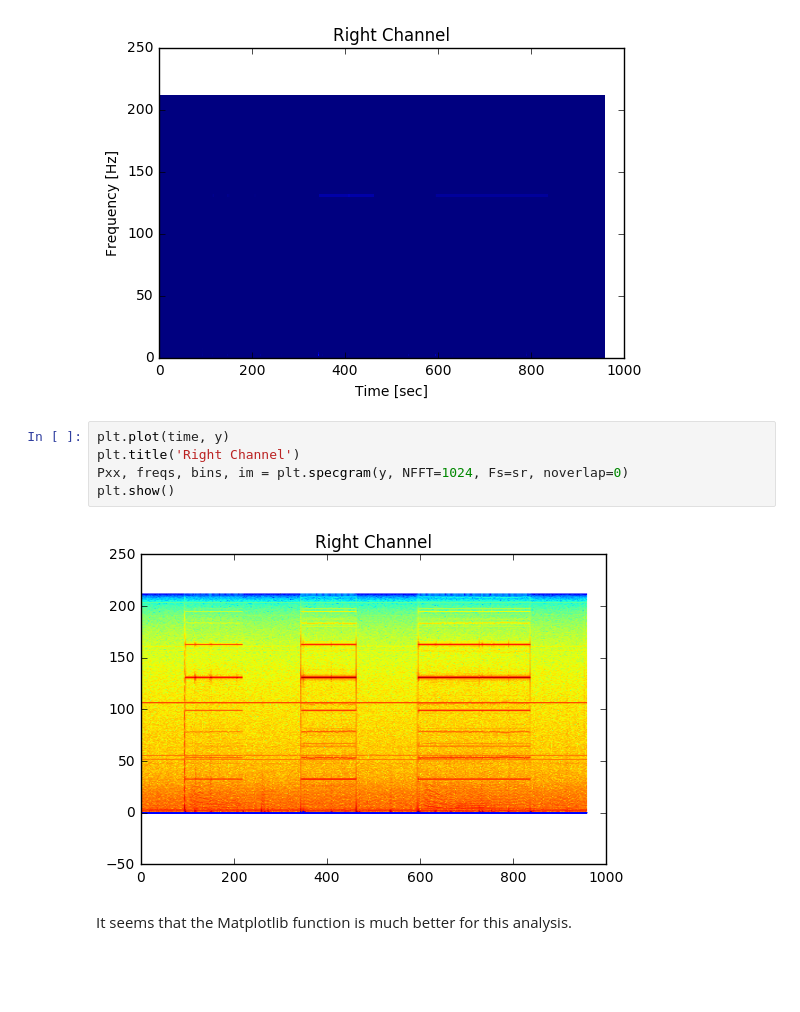
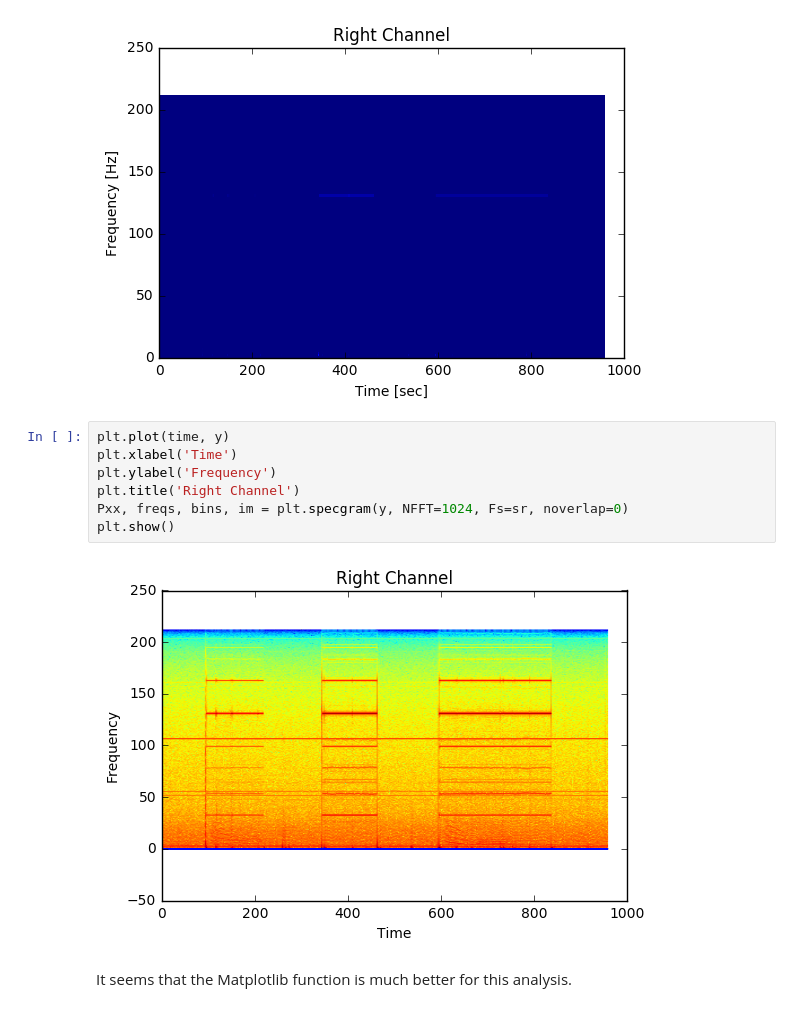
Before and after one commit to cajbowe/FFT-transforms, a Jupyter notebook: Chirp Analysis.ipynb, the cells around one changed output. Cells and saved outputs as stored; diff of their text form; blank space fills up the shorter version.

```diff
--- a/Chirp Analysis.ipynb
+++ b/Chirp Analysis.ipynb
@@ -85,11 +89,13 @@ plt.show()
 [figure]
 # %%
 plt.plot(time, y)
+plt.xlabel('Time')
+plt.ylabel('Frequency')
 plt.title('Right Channel')
 Pxx, freqs, bins, im = plt.specgram(y, NFFT=1024, Fs=sr, noverlap=0)
 plt.show()
 # %% [output]
-[figure, old version]
+[figure, new version]
 # %% [markdown]
 It seems that the Matplotlib function is much better for this analysis.
 # %%
```
Also changed, not shown: parts of 12 cells of this notebook.
